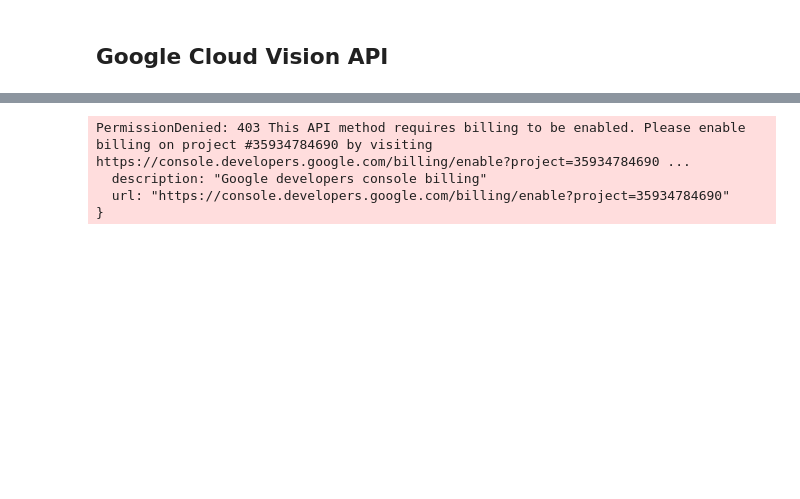
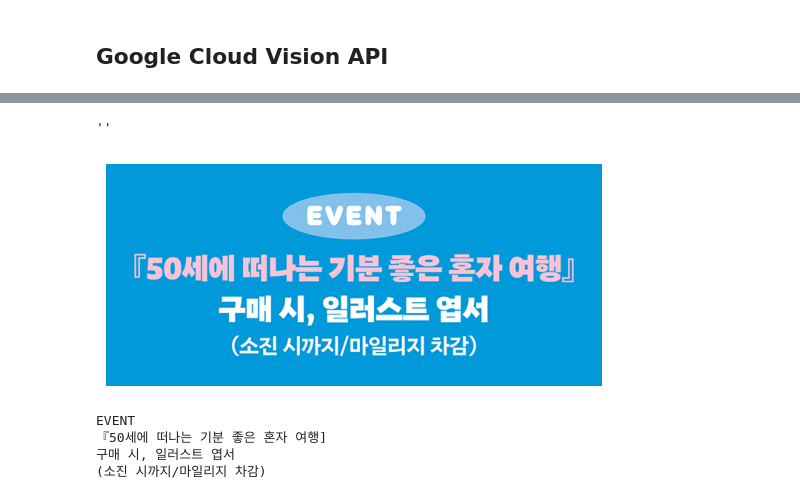
Before and after one commit to ckiekim/DataAnalysis-2023.09, a Jupyter notebook: 08.Prototype/jupyter_notebook/GoogleCloudVisionOCR.ipynb, the cells around one changed output, grey strips where cells are left out. Cells and saved outputs as stored; diff of their text form; code cells hidden in the pictures; blank space fills up the shorter version.

Commit message:
프로토타입 - Google OCR

```diff
--- a/08.Prototype/jupyter_notebook/GoogleCloudVisionOCR.ipynb
+++ b/08.Prototype/jupyter_notebook/GoogleCloudVisionOCR.ipynb
@@ -12,7 +15,7 @@ os.environ['GOOGLE_APPLICATION_CREDENTIALS'] = '../static/keys/ocr-project-40320
 client_options = {'api_endpoint': 'eu-vision.googleapis.com'}
 client = vision.ImageAnnotatorClient(client_options=client_options)
 # %%
-path = '../static/upload/영수증.png'
+path = '../static/upload/ocr_test.jpg'
 with io.open(path, 'rb') as img_file:
     content = img_file.read()
 # %%
@@ -20,8 +23,22 @@ image = vision.Image(content=content)
 
 response = client.text_detection(image=image)
 texts = response.text_annotations
-# %% [output]
-PermissionDenied: 403 This API method requires billing to be enabled. Please enable billing on project #35934784690 by visiting https://console.developers.google.com/billing/enable?project=35934784690 ...
-  description: "Google developers console billing"
-  url: "https://console.developers.google.com/billing/enable?project=35934784690"
-}
+# %%
+response.error.message
+# %% [output]
+''
+# %%
+
+img = Image.open(path)
+plt.imshow(img)
+plt.axis('off');
+# %% [output]
+[figure, added]
+# %%
+# index 0: whole text
+print(texts[0].description)
+# %% [output]
+EVENT
+『50세에 떠나는 기분 좋은 혼자 여행]
+구매 시, 일러스트 엽서
+(소진 시까지/마일리지 차감)
```
Also changed, not shown: parts of 4 cells of this notebook, 1 other file.
